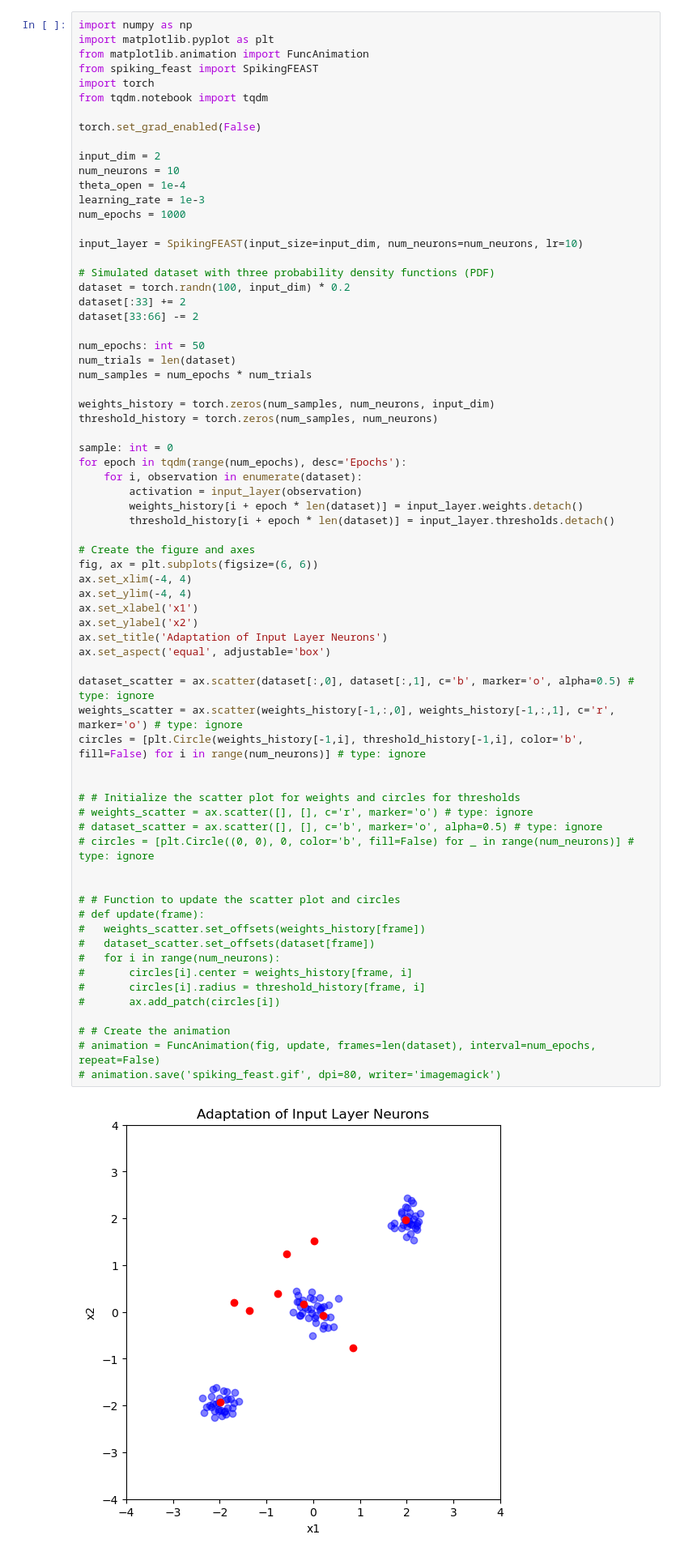
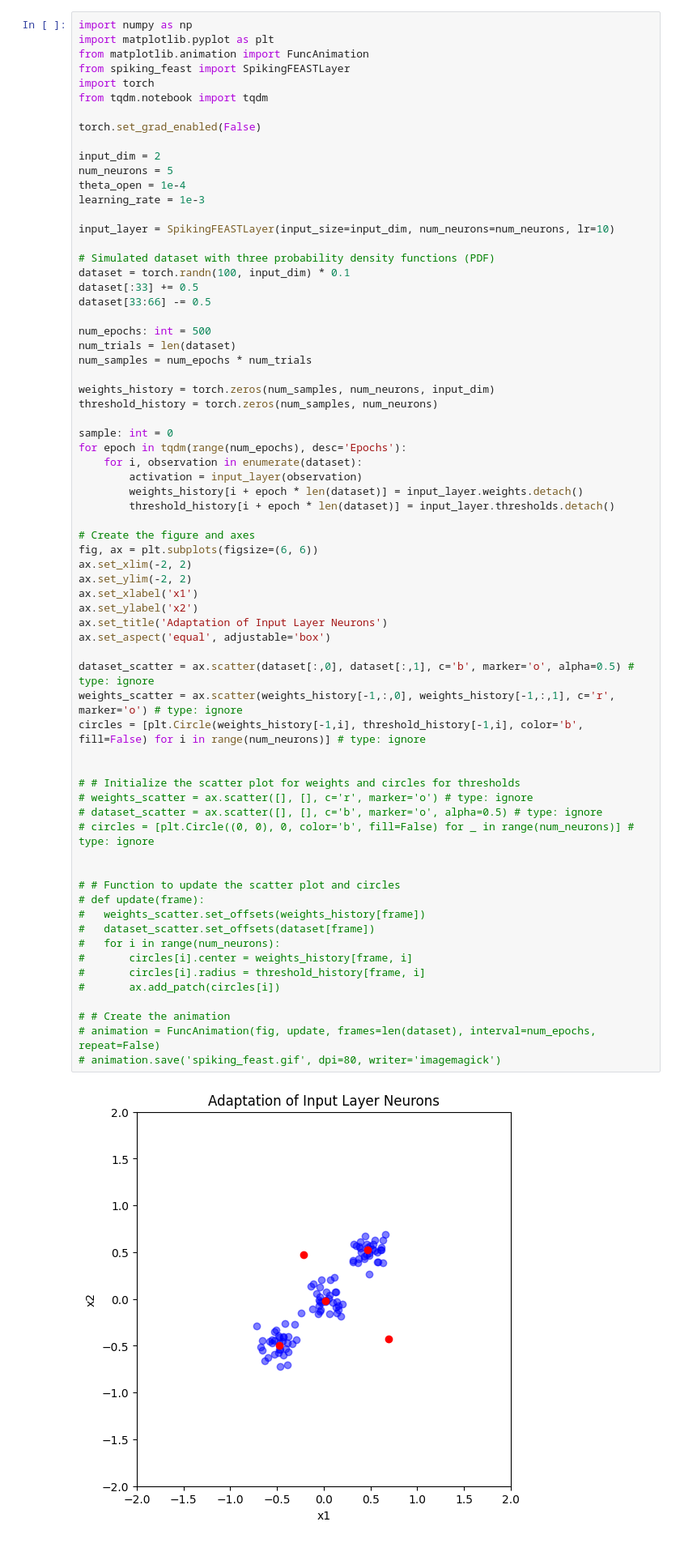
Before and after one commit to Liamdev631/gridworld_rl, a Jupyter notebook: model_test.ipynb, the cells around one changed output. Shown: that part at 81% size. Saved outputs shown, nothing was run; the diff lists cells and outputs as text.

```diff
--- a/model_test.ipynb
+++ b/model_test.ipynb
@@ -2,26 +2,25 @@
 import numpy as np
 import matplotlib.pyplot as plt
 from matplotlib.animation import FuncAnimation
-from spiking_feast import SpikingFEAST
+from spiking_feast import SpikingFEASTLayer
 import torch
 from tqdm.notebook import tqdm
 
 torch.set_grad_enabled(False)
 
 input_dim = 2
-num_neurons = 10
+num_neurons = 5
 theta_open = 1e-4
 learning_rate = 1e-3
-num_epochs = 1000
 
-input_layer = SpikingFEAST(input_size=input_dim, num_neurons=num_neurons, lr=10)
+input_layer = SpikingFEASTLayer(input_size=input_dim, num_neurons=num_neurons, lr=10)
 
 # Simulated dataset with three probability density functions (PDF)
-dataset = torch.randn(100, input_dim) * 0.2
-dataset[:33] += 2
-dataset[33:66] -= 2
+dataset = torch.randn(100, input_dim) * 0.1
+dataset[:33] += 0.5
+dataset[33:66] -= 0.5
 
-num_epochs: int = 50
+num_epochs: int = 500
 num_trials = len(dataset)
 num_samples = num_epochs * num_trials
 
@@ -37,35 +36,35 @@ for epoch in tqdm(range(num_epochs), desc='Epochs'):
 
 # Create the figure and axes
 fig, ax = plt.subplots(figsize=(6, 6))
-ax.set_xlim(-4, 4)
-ax.set_ylim(-4, 4)
+ax.set_xlim(-2, 2)
+ax.set_ylim(-2, 2)
 ax.set_xlabel('x1')
 ax.set_ylabel('x2')
 ax.set_title('Adaptation of Input Layer Neurons')
 ax.set_aspect('equal', adjustable='box')
 
 dataset_scatter = ax.scatter(dataset[:,0], dataset[:,1], c='b', marker='o', alpha=0.5) # type: ignore
 weights_scatter = ax.scatter(weights_history[-1,:,0], weights_history[-1,:,1], c='r', marker='o') # type: ignore
 circles = [plt.Circle(weights_history[-1,i], threshold_history[-1,i], color='b', fill=False) for i in range(num_neurons)] # type: ignore
 
 
 # # Initialize the scatter plot for weights and circles for thresholds
 # weights_scatter = ax.scatter([], [], c='r', marker='o') # type: ignore
 # dataset_scatter = ax.scatter([], [], c='b', marker='o', alpha=0.5) # type: ignore
 # circles = [plt.Circle((0, 0), 0, color='b', fill=False) for _ in range(num_neurons)] # type: ignore
 
 
 # # Function to update the scatter plot and circles
 # def update(frame):
 # 	weights_scatter.set_offsets(weights_history[frame])
 # 	dataset_scatter.set_offsets(dataset[frame])
 # 	for i in range(num_neurons):
 # 		circles[i].center = weights_history[frame, i]
 # 		circles[i].radius = threshold_history[frame, i]
 # 		ax.add_patch(circles[i])
 
 # # Create the animation
 # animation = FuncAnimation(fig, update, frames=len(dataset), interval=num_epochs, repeat=False)
 # animation.save('spiking_feast.gif', dpi=80, writer='imagemagick')
 # %% [output]
-[figure, old version]
+[figure, new version]
```
Also changed, not shown: 12 other files.
